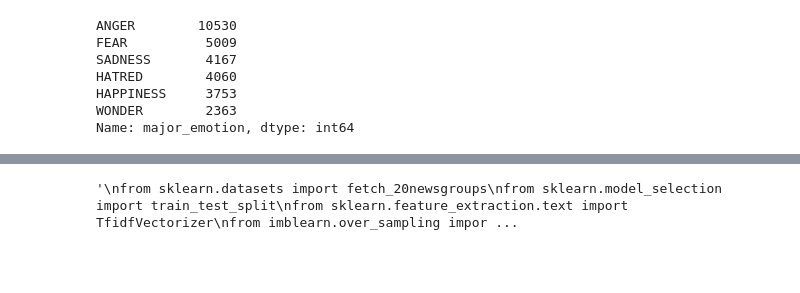
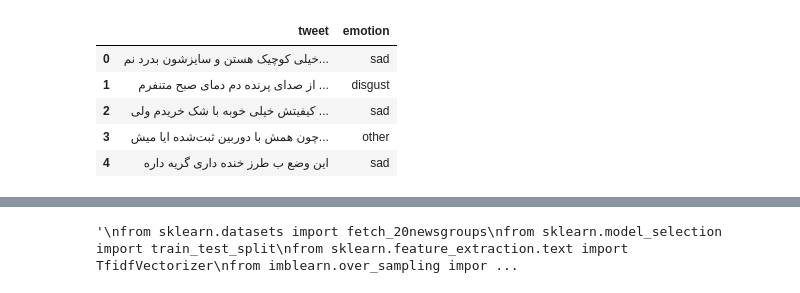
Before and after one commit to MortezaMahdaviMortazavi/EmotionRecognition, a Jupyter notebook: arman.ipynb, the cells around one changed output, grey strips where cells are left out. Drawn from its saved outputs; the diff is of its cells as text; code cells hidden in the pictures; blank space fills up the shorter version.

```diff
--- a/arman.ipynb
+++ b/arman.ipynb
@@ -170,17 +151,33 @@ class Preprocessing:
 # %%
 train = open('preprocess_data/train.txt',encoding='utf-8').readlines()
 test = open('preprocess_data/test.txt',encoding='utf-8').readlines()
-X_train = []
-y_train = []
-X_test = []
-y_test = []
+X = []
+y = []
 p = Preprocessing()
+label_mapping = {
+    'ANGRY':'anger',
+    'HATE':'disgust',
+    'FEAR':'fear',
+    'HAPPY':'joy',
+    'SAD':'sad',
+    'SURPRISE':'surprise',
+    'OTHER':'other'
+}
 for item in train:
-    X,y = item.split(",")
-    X_train.append(p(X.strip()))
-    y_train.append(y.rstrip())
+    _X,_y = item.split(",")
+    X.append(_X.strip())
+    y.append(label_mapping[_y.strip()])
 
 for item in test:
-    X,y = item.split(",")
-    X_test.append(p(X.strip()))
-    y_test.append(y.rstrip())
+    _X,_y = item.split(",")
+    X.append(_X.strip())
+    y.append(label_mapping[_y.strip()])
+arman = pd.DataFrame({'tweet': X, 'emotion': y})
+arman.head()
+# %% [output]
+|  | tweet | emotion |
+| 0 | خیلی کوچیک هستن و سایزشون بدرد نم... | sad |
+| 1 | از صدای پرنده دم دمای صبح متنفرم ... | disgust |
+| 2 | کیفیتش خیلی خوبه با شک خریدم ولی ... | sad |
+| 3 | چون همش با دوربین ثبت‌شده ایا میش... | other |
+| 4 | این وضع ب طرز خنده داری گریه داره | sad |
@@ -207,10 +183,0 @@ y_train.extend(cleaned['major_emotion'].tolist())
-# %%
-cleaned['major_emotion'].value_counts()
-# %% [output]
-ANGER        10530
-FEAR          5009
-SADNESS       4167
-HATRED        4060
-HAPPINESS     3753
-WONDER        2363
-Name: major_emotion, dtype: int64
```
Also changed, not shown: parts of 19 cells of this notebook.
